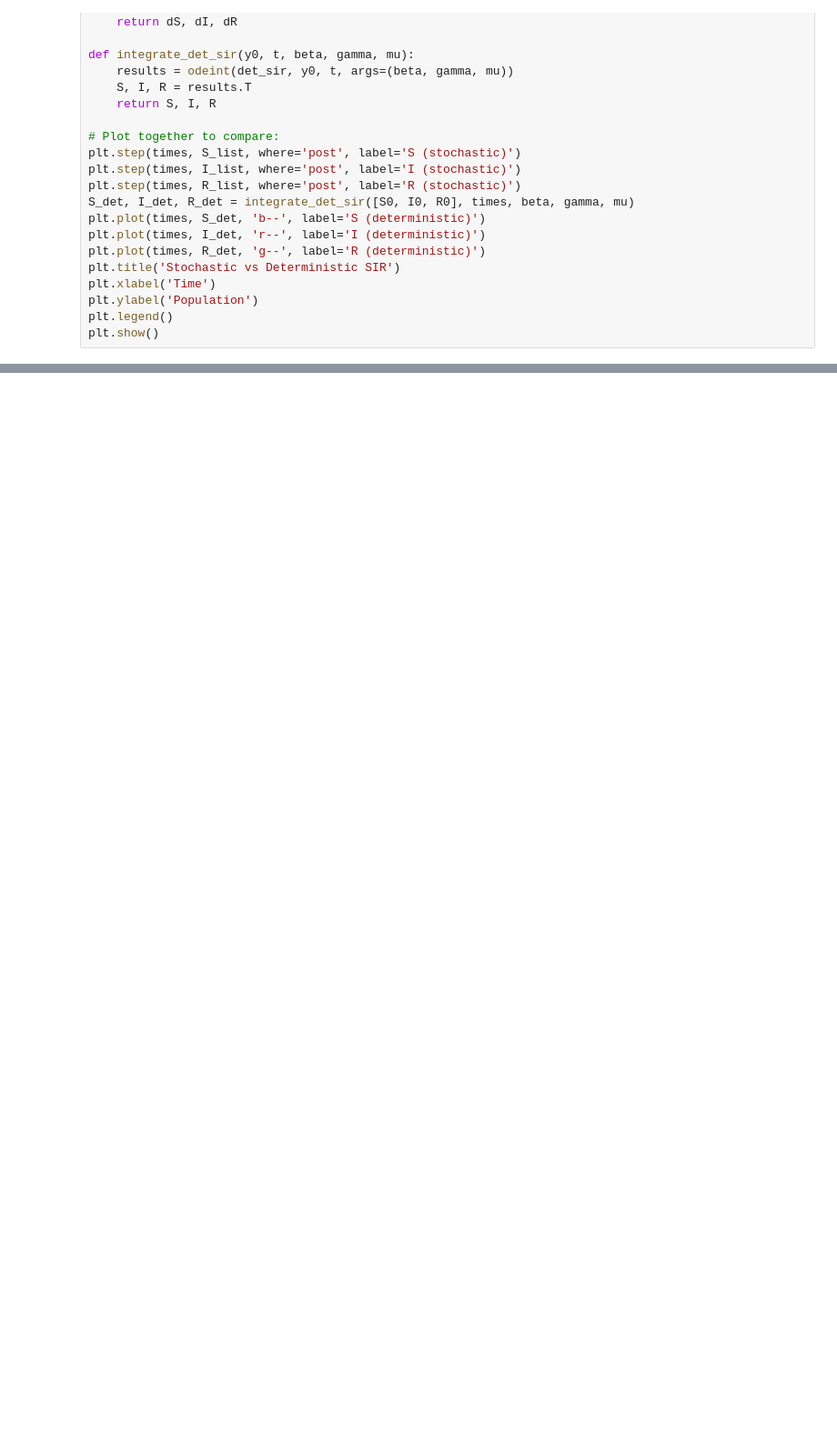
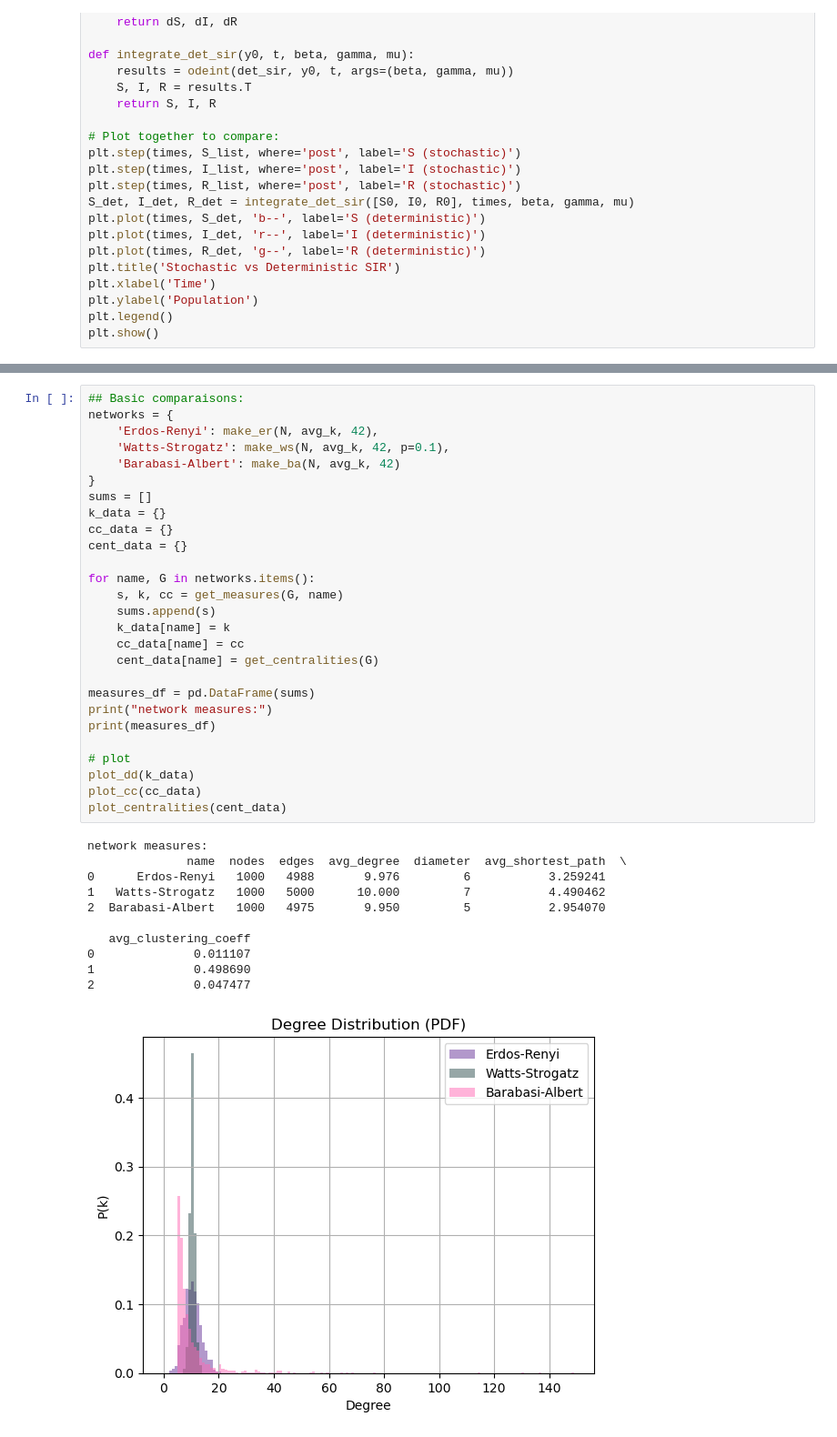
Before and after one commit to prewsei/ICLS_A2, a Jupyter notebook: Assignment2.ipynb, the cells around one changed output, grey strips where cells are left out. Shown at 91% size. Cells and saved outputs as stored; diff of their text form; blank space fills up the shorter version.

Commit message:
network part - generate networks

```diff
--- a/Assignment2.ipynb
+++ b/Assignment2.ipynb
@@ -225,0 +332,39 @@ for p in params:
+# %%
+## Basic comparaisons:
+networks = {
+    'Erdos-Renyi': make_er(N, avg_k, 42),
+    'Watts-Strogatz': make_ws(N, avg_k, 42, p=0.1),
+    'Barabasi-Albert': make_ba(N, avg_k, 42)
+}
+sums = []
+k_data = {}
+cc_data = {}
+cent_data = {}
+
+for name, G in networks.items():
+    s, k, cc = get_measures(G, name)
+    sums.append(s)
+    k_data[name] = k
+    cc_data[name] = cc
+    cent_data[name] = get_centralities(G)
+
+measures_df = pd.DataFrame(sums)
+print("network measures:")
+print(measures_df)
+
+# plot
+plot_dd(k_data)
+plot_cc(cc_data)
+plot_centralities(cent_data)
+# %% [output]
+network measures:
+              name  nodes  edges  avg_degree  diameter  avg_shortest_path  \
+0      Erdos-Renyi   1000   4988       9.976         6           3.259241
+1   Watts-Strogatz   1000   5000      10.000         7           4.490462
+2  Barabasi-Albert   1000   4975       9.950         5           2.954070
+
+   avg_clustering_coeff
+0              0.011107
+1              0.498690
+2              0.047477
+[figure, added]
```
Also changed, not shown: parts of 8 cells of this notebook.
